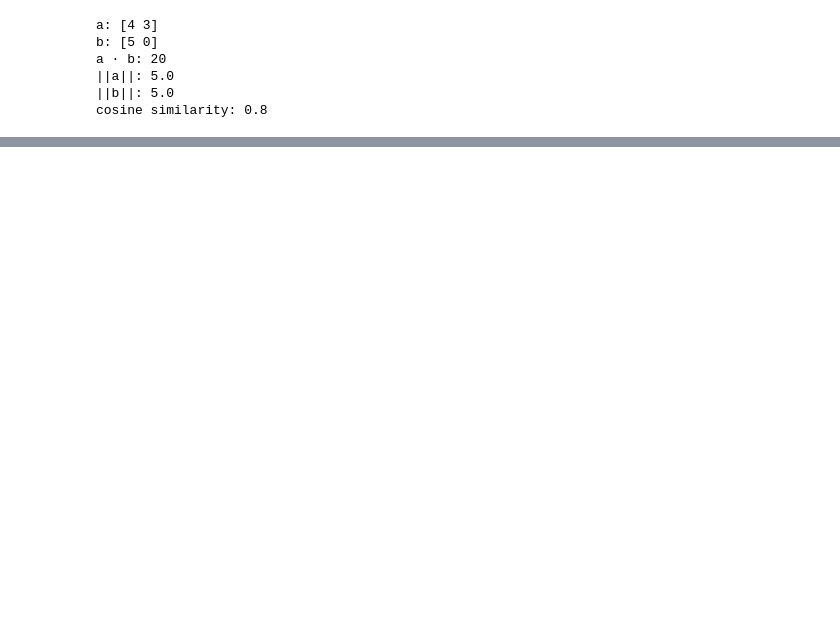
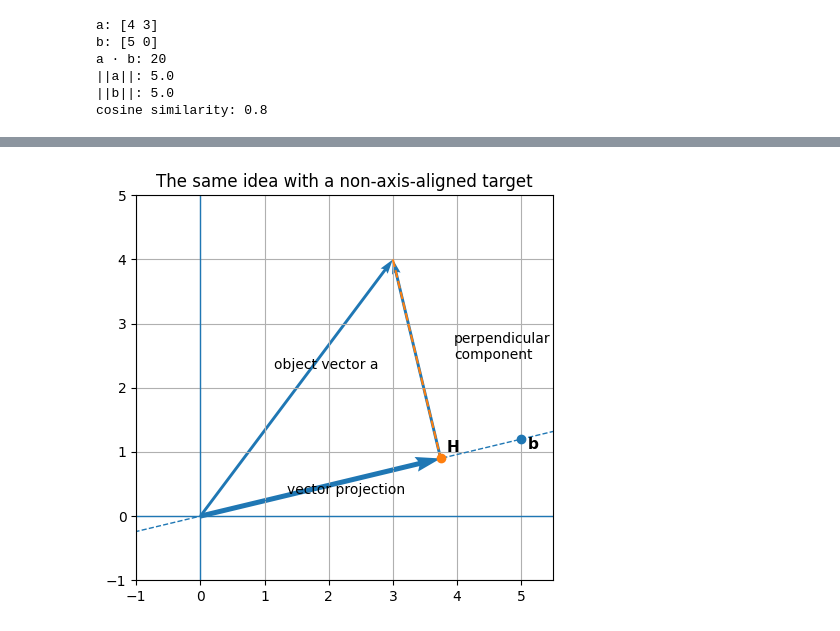
Before and after one commit to AnthonyPWatts/imperial-ai-coursework, a Jupyter notebook: maths-refresh/03-projections-and-components.ipynb, the cells around one changed output, grey strips where cells are left out. Saved outputs shown, nothing was run; the diff lists cells and outputs as text; code cells hidden in the pictures; blank space fills up the shorter version.

```diff
--- a/maths-refresh/03-projections-and-components.ipynb
+++ b/maths-refresh/03-projections-and-components.ipynb
@@ -638,0 +283,46 @@ Matrices will show how vectors can be transformed systematically: stretched, rot
+# %%
+a = np.array([3, 4])
+b = np.array([5, 1.2])
+
+unit_b = b / np.linalg.norm(b)
+scalar_projection = a @ unit_b
+vector_projection = scalar_projection * unit_b
+perpendicular_component = a - vector_projection
+
+fig, ax = setup_vector_plot(xlim=(-1, 5.5), ylim=(-1, 5), figsize=(5.5, 5))
+
+# Line through b, extended beyond the vector itself
+line_scale = np.linspace(-0.25, 1.35, 100)
+line_points = np.outer(line_scale, b)
+ax.plot(line_points[:, 0], line_points[:, 1], linestyle="--", linewidth=1)
+
+# Main visual pieces
+draw_vector(ax, a, width=0.007)
+draw_vector(ax, vector_projection, width=0.012)
+draw_vector(ax, perpendicular_component, origin=vector_projection, width=0.007)
+
+# Perpendicular guide
+draw_dashed_line(ax, a, vector_projection)
+
+# Key points
+ax.scatter(b[0], b[1], zorder=4)
+ax.scatter(vector_projection[0], vector_projection[1], zorder=4)
+
+# Manual labels
+ax.text(1.15, 2.3, "object vector a", fontsize=10)
+ax.text(1.35, 0.35, "vector projection", fontsize=10)
+ax.text(3.95, 2.45, "perpendicular\ncomponent", fontsize=10)
+
+ax.text(b[0] + 0.1, b[1] - 0.15, "b", fontsize=11, fontweight="bold")
+ax.text(
+    vector_projection[0] + 0.1,
+    vector_projection[1] + 0.1,
+    "H",
+    fontsize=11,
+    fontweight="bold",
+)
+
+ax.set_title("The same idea with a non-axis-aligned target")
+plt.show()
+# %% [output]
+[figure, added]
```
Also changed, not shown: parts of 63 cells of this notebook, 2 other files.
